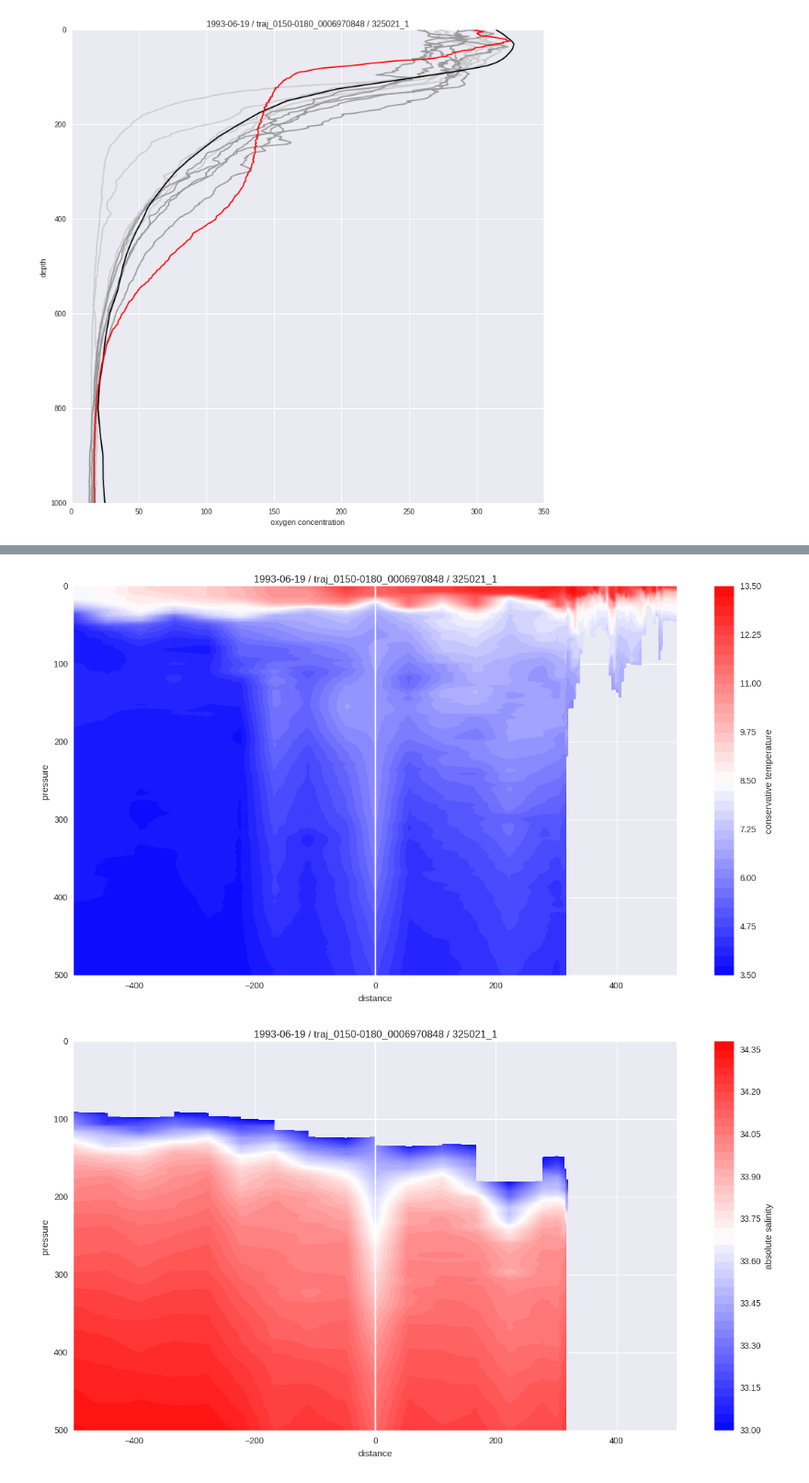
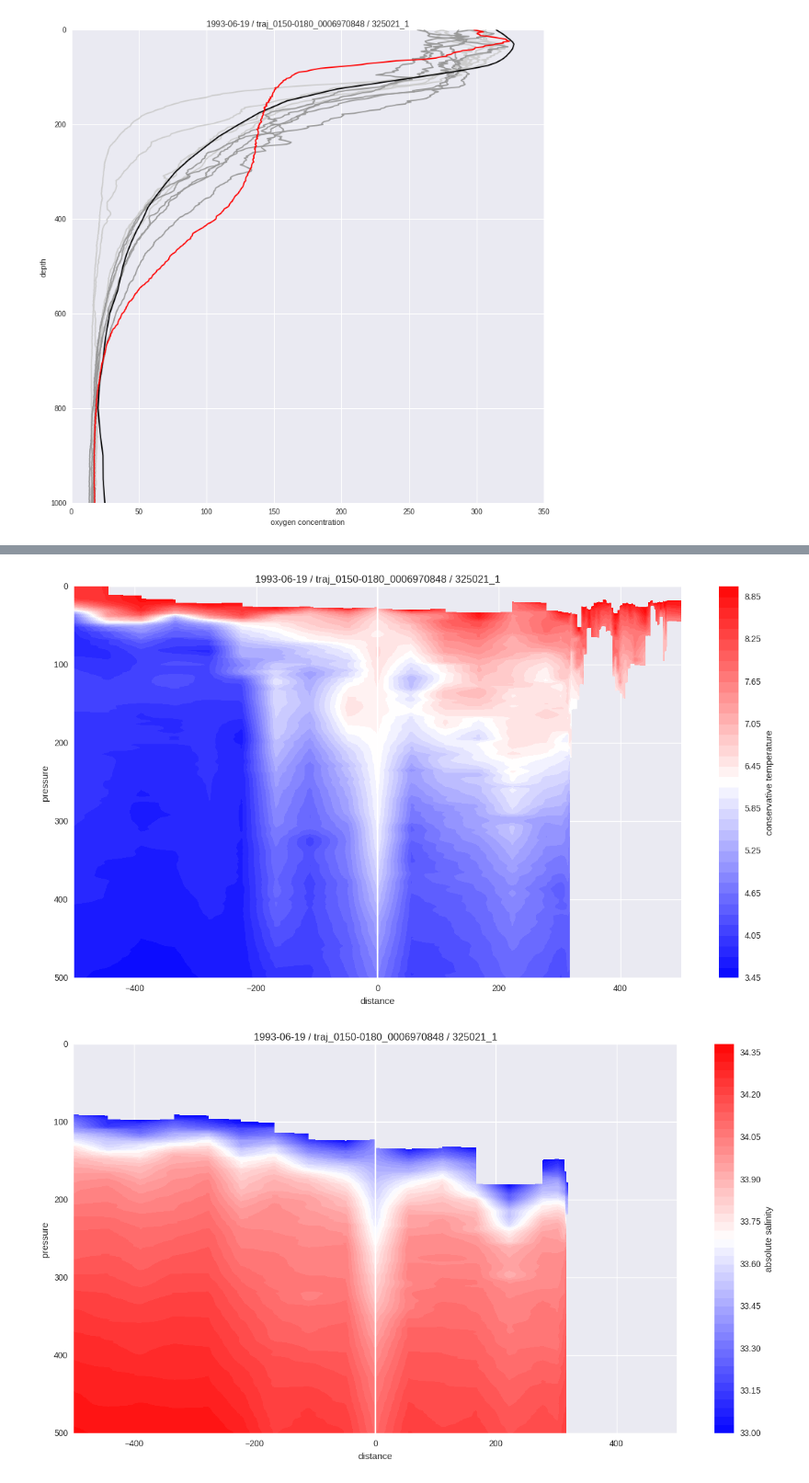
Before and after one commit to eapsclimate/cchdo-data, a Jupyter notebook: rcs-eddies/1993-06-19_21-54-00.ipynb, the cells around one changed output, grey strips where cells are left out. Shown at 92% size. Cells and saved outputs as stored; diff of their text form; code cells hidden in the pictures.

```diff
--- a/rcs-eddies/1993-06-19_21-54-00.ipynb
+++ b/rcs-eddies/1993-06-19_21-54-00.ipynb
@@ -298,7 +298,7 @@ ds_dis_subset['sigma_i'] = xr.DataArray(sigma, dims=ds_dis_subset.oxygen_i.dims,
 sns.set()
 plt.rcParams['figure.figsize'] = (16, 8)
 sigma_o = ds_dis_subset.sigma_i.values
-sigma_m = np.ma.masked_less(sigma_o, 25)
+sigma_m = np.ma.masked_less_equal(sigma_o, 26)
 ds_dis_subset.sigma_i.values = sigma_m
 image = ds_dis_subset.sigma_i.T.plot.contourf(cmap='bwr', levels=50)
 image.colorbar.set_label('potential density')
@@ -315,19 +315,22 @@ plt.show()
 # %%
 # figure-8 | temperature section
 sns.set()
 plt.rcParams['figure.figsize'] = (16, 8)
+ct_o = ds_dis_subset.ct_i.values
+ct_m = np.ma.masked_greater_equal(ct_o, 9)
+ds_dis_subset.ct_i.values = ct_m
 image = ds_dis_subset.ct_i.T.plot.contourf(cmap='bwr', levels=50)
 image.colorbar.set_label('conservative temperature')
 plt.title(title_figure)
 plt.xlabel('distance')
 plt.xlim([-500, 500])
 plt.ylabel('pressure')
 plt.ylim([500, 0])
 plt.axvline(0, color='#ffffff')
 plt.savefig('figures/' + title_file + '/08_temperature-section.jpg')
 plt.show()
 # %% [output]
-[figure, old version]
+[figure, new version]
 # %%
 # figure-9 | salinity section
 sns.set()
```
Also changed, not shown: parts of 1 cell of this notebook, 2 other files.
